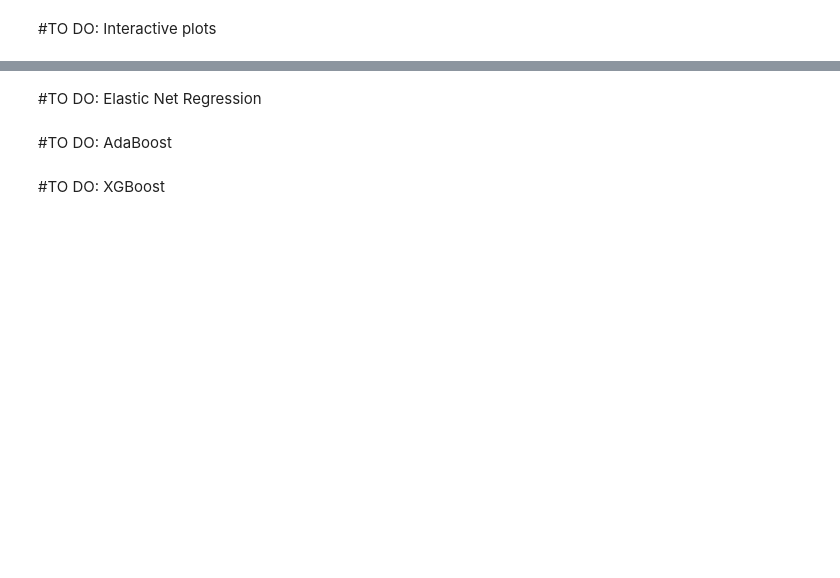
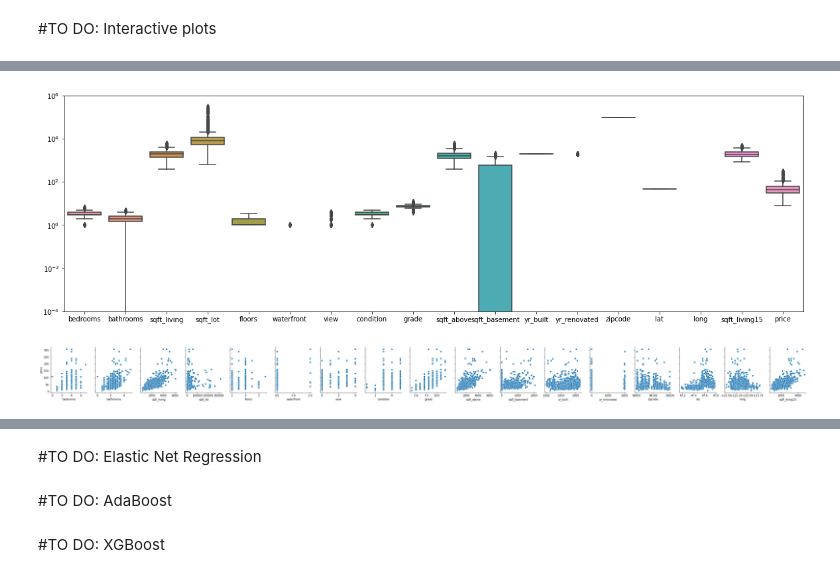
Before and after one commit to monikachudyba/MachineLearningProjects, a Jupyter notebook: Regression - House Pricing.ipynb, the cells around one changed output, grey strips where cells are left out. Cells and saved outputs as stored; diff of their text form; code cells hidden in the pictures; blank space fills up the shorter version.

Commit message:
data evaluation

```diff
--- a/Regression - House Pricing.ipynb
+++ b/Regression - House Pricing.ipynb
@@ -123,0 +158,12 @@ df
+# %%
+feats = list(df.columns)[0:-1]
+f, ax = plt.subplots(figsize=(20, 6))
+fig = sns.boxplot(data=df)
+fig.set_yscale("log")
+fig.axis(ymin=0.0001, ymax=10**6);
+# %% [output]
+[figure, added]
+# %%
+ax =sns.pairplot(data=df, x_vars=feats, y_vars=['price'], height = 3, aspect =0.8 )
+# %% [output]
+[figure, added]
```
Also changed, not shown: parts of 18 cells of this notebook.
